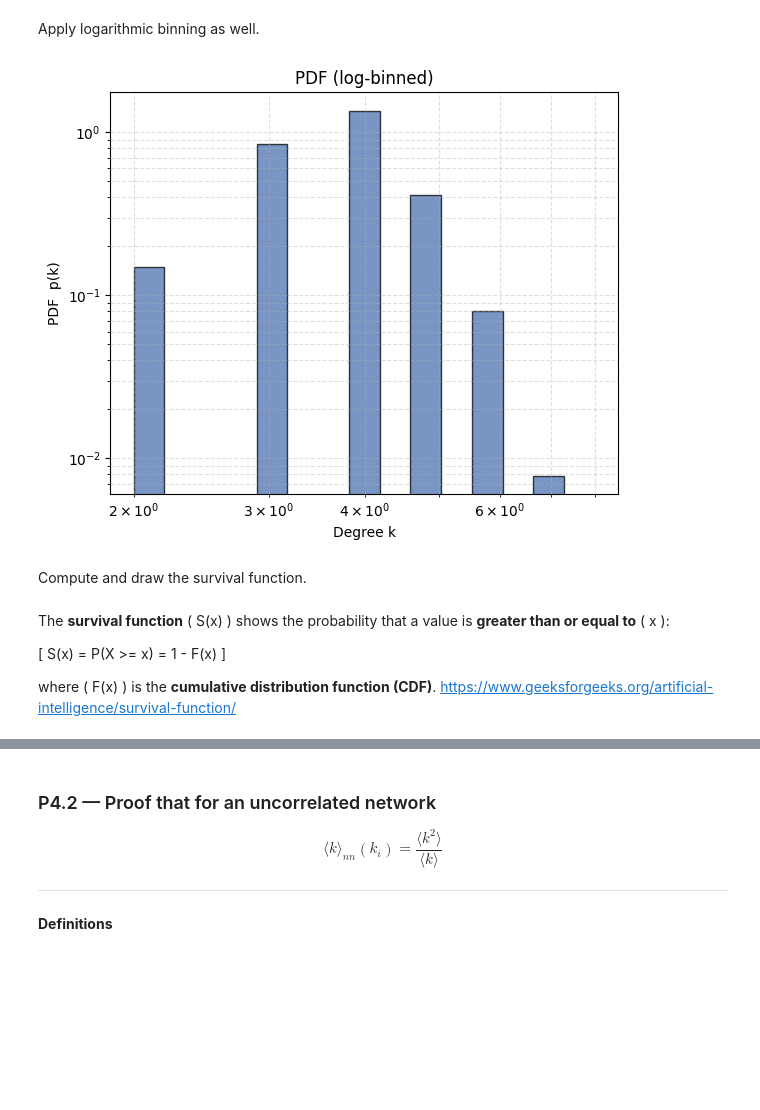
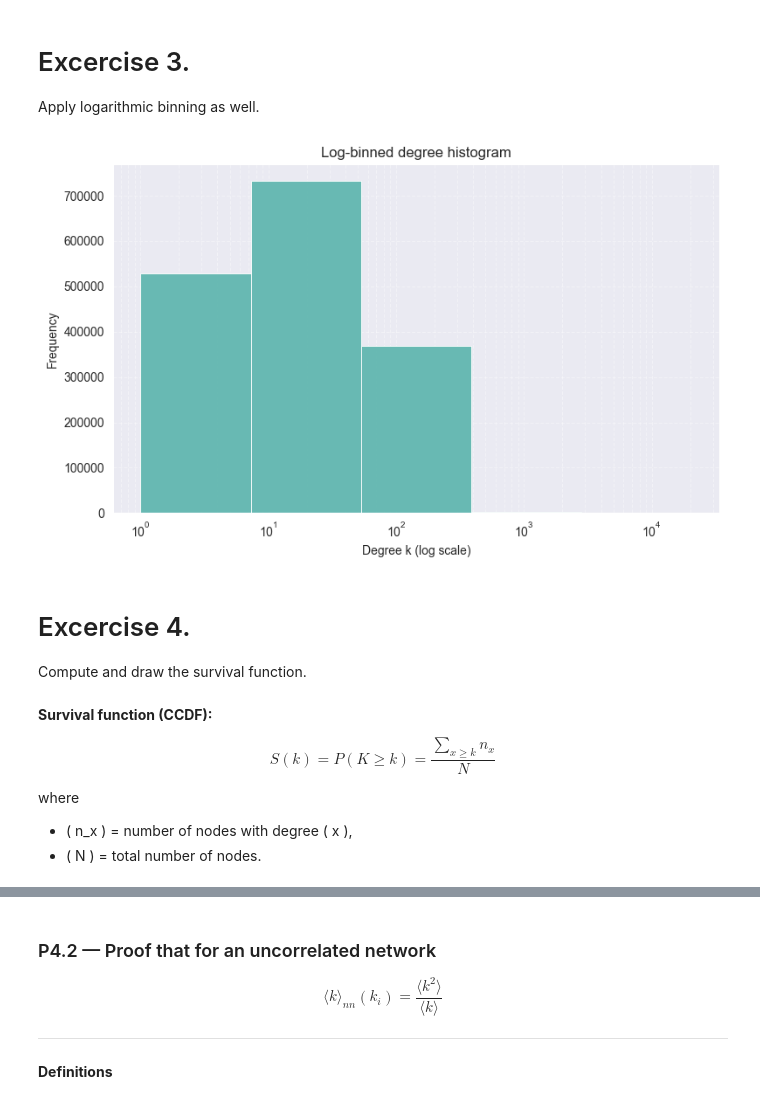
Before and after one commit to OganKuba/Social-Recomndation-Systems-Tasks, a Jupyter notebook: P4/E4.ipynb, the cells around one changed output, grey strips where cells are left out. Cells and saved outputs as stored; diff of their text form; code cells hidden in the pictures; blank space fills up the shorter version.

```diff
--- a/P4/E4.ipynb
+++ b/P4/E4.ipynb
@@ -66,77 +100,49 @@ plot_degree_bar_loglog(centers, counts)
 # %% [markdown]
+# Excercise 3.
 Apply logarithmic binning as well.
 # %%
-def log_binning_pro(degrees, bins=15):
+def plot_log_binned_histogram(degrees, num_bins=6, title="Log-binned degree histogram"):
 
-    degrees = np.array(degrees)
-    degrees = degrees[degrees > 0]
+    max_degree = max(degrees)
+    min_degree = max(min(degrees), 1)
 
-    if len(degrees) == 0:
-        raise ValueError("No degrees > 0 — cannot perform log-binning.")
+    bins = np.logspace(np.log10(min_degree), np.log10(max_degree), num=num_bins)
 
-    # Compute min/max on log10 scale
-    log_min = np.log10(degrees.min())
-    log_max = np.log10(degrees.max())
+    plt.figure(figsize=(8, 5))
 
-    # Logarithmically spaced bin edges
-    edges = np.logspace(log_min, log_max, bins + 1)
-
-    # Histogram counts in each bin (not normalized)
-    counts, edges = np.histogram(degrees, bins=edges, density=False)
-
-    # Bin widths (in linear scale)
-    widths = np.diff(edges)
-
-    # Compute probability density: p(k)
-    density = counts / (counts.sum() * widths)
-
-    # Geometric mean for bin centers in log scale
-    centers = np.sqrt(edges[:-1] * edges[1:])
-
-    return centers, density, widths
-
-
-def plot_degree_pdf_loglog(centers, density, widths, title="PDF (log-binned)"):
-
-    plt.figure(figsize=(6, 5))
-
-    # Use bin widths to draw correct-sized bars
-    plt.bar(
-        centers,
-        density,
-        width=widths,
-        color="#4c72b0",
-        alpha=0.75,
-        edgecolor="black"
+    plt.hist(
+        degrees,
+        bins=bins,
+        color="#5ab4ac",
+        edgecolor="white",
+        linewidth=0.7,
+        alpha=0.9
     )
 
     plt.xscale("log")
-    plt.yscale("log")
-
-    plt.xlabel("Degree k")
-    plt.ylabel("PDF  p(k)")
+    plt.xlabel("Degree k (log scale)")
+    plt.ylabel("Frequency")
     plt.title(title)
 
     plt.grid(True, which="both", linestyle="--", alpha=0.4)
     plt.tight_layout()
     plt.show()
 
 
-degrees = np.array([d for _, d in G.degree()], dtype=int)
-centers, density, widths = log_binning_pro(degrees)
-
-plot_degree_pdf_loglog(centers, density, widths)
+plot_log_binned_histogram(degrees)
 # %% [output]
-[figure, old version]
+[figure, new version]
 # %% [markdown]
+# Excercise 4.
 Compute and draw the survival function.
 # %% [markdown]
-The **survival function** \( S(x) \) shows the probability that a value is **greater than or equal to** \( x \):
+**Survival function (CCDF):**
 
-\[
-S(x) = P(X >= x) = 1 - F(x)
-\]
+$$
+S(k) = P(K \ge k) = \frac{\sum_{x \ge k} n_x}{N}
+$$
 
-where \( F(x) \) is the **cumulative distribution function (CDF)**.
-https://www.geeksforgeeks.org/artificial-intelligence/survival-function/
+where
+- \( n_x \) = number of nodes with degree \( x \),
+- \( N \) = total number of nodes.
 # %%
```
Also changed, not shown: parts of 29 cells of this notebook, 6 other files.
